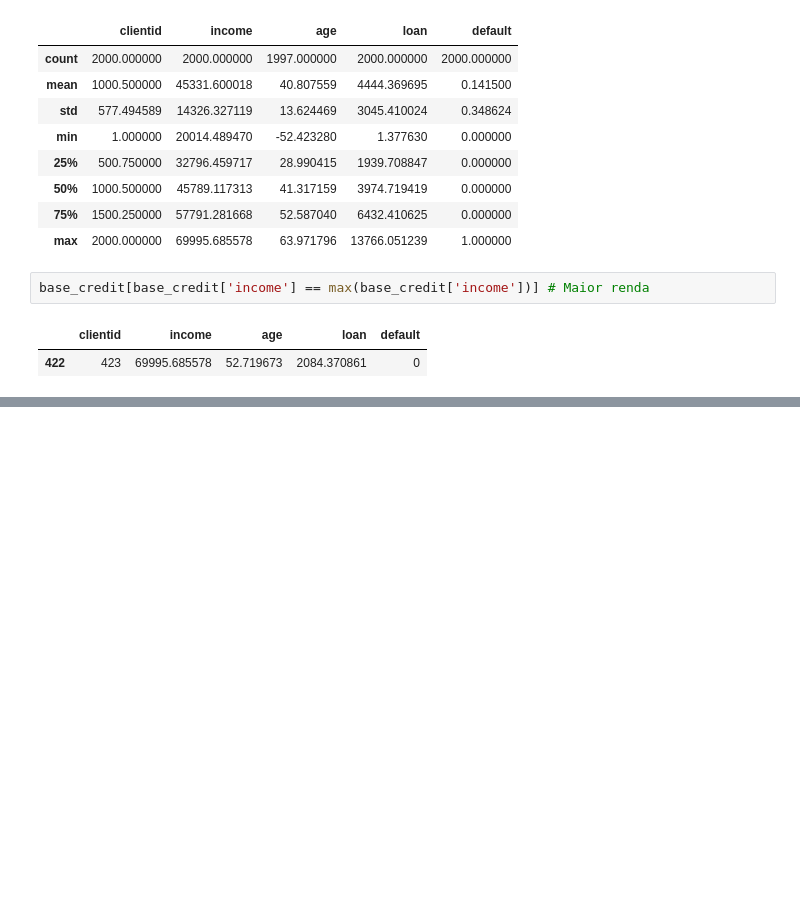
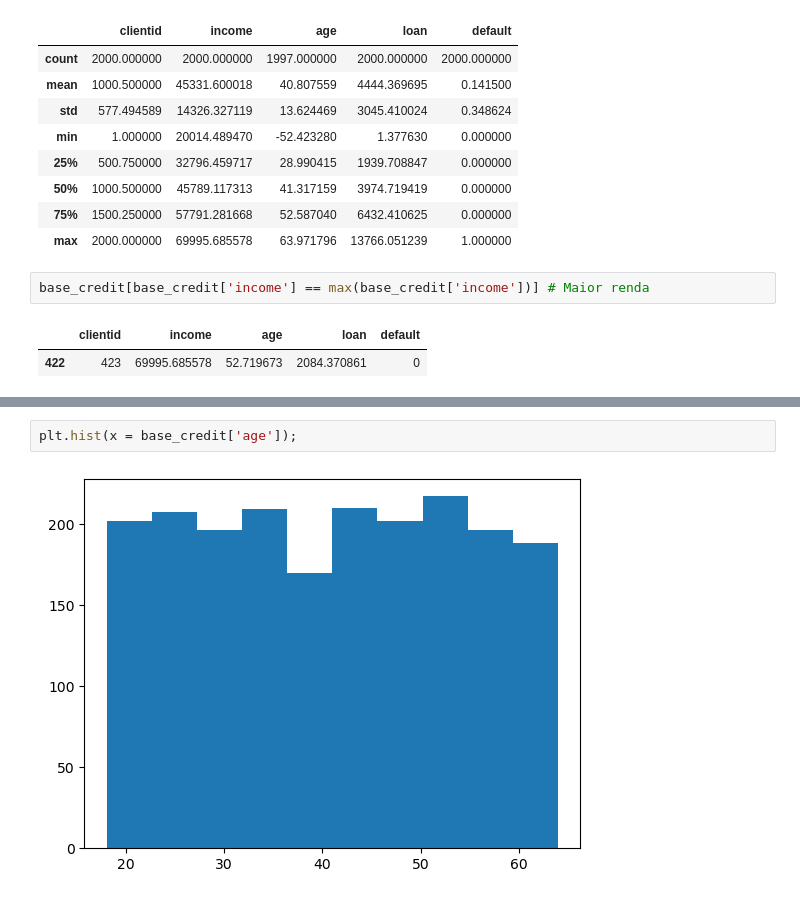
Before and after one commit to andreyadriano/curso-machine-learning, a Jupyter notebook: base_dados_credito/base_dados_de_credito.ipynb, the cells around one changed output, grey strips where cells are left out. Drawn from its saved outputs; the diff is of its cells as text; blank space fills up the shorter version.

```diff
--- a/base_dados_credito/base_dados_de_credito.ipynb
+++ b/base_dados_credito/base_dados_de_credito.ipynb
@@ -67,0 +81,4 @@ base_credit[base_credit['loan'] == max(base_credit['loan'])] # Maior empréstimo
+# %%
+plt.hist(x = base_credit['age']);
+# %% [output]
+[figure, added]
```
Also changed, not shown: parts of 23 cells of this notebook.
